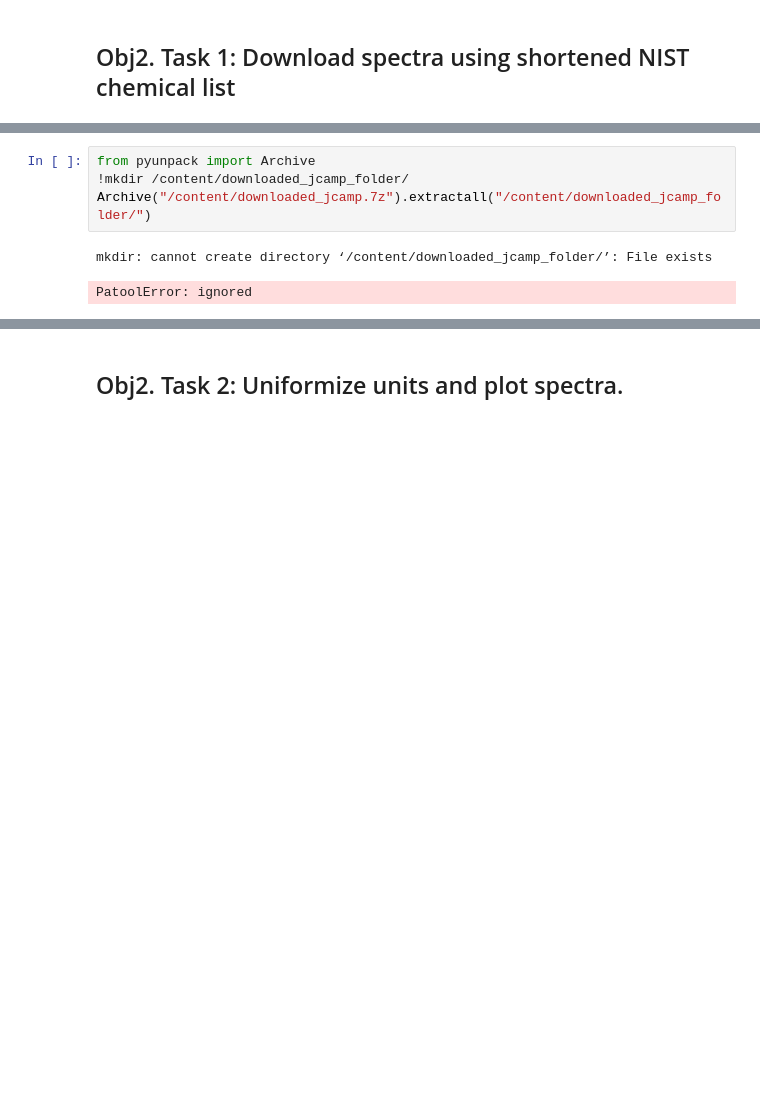
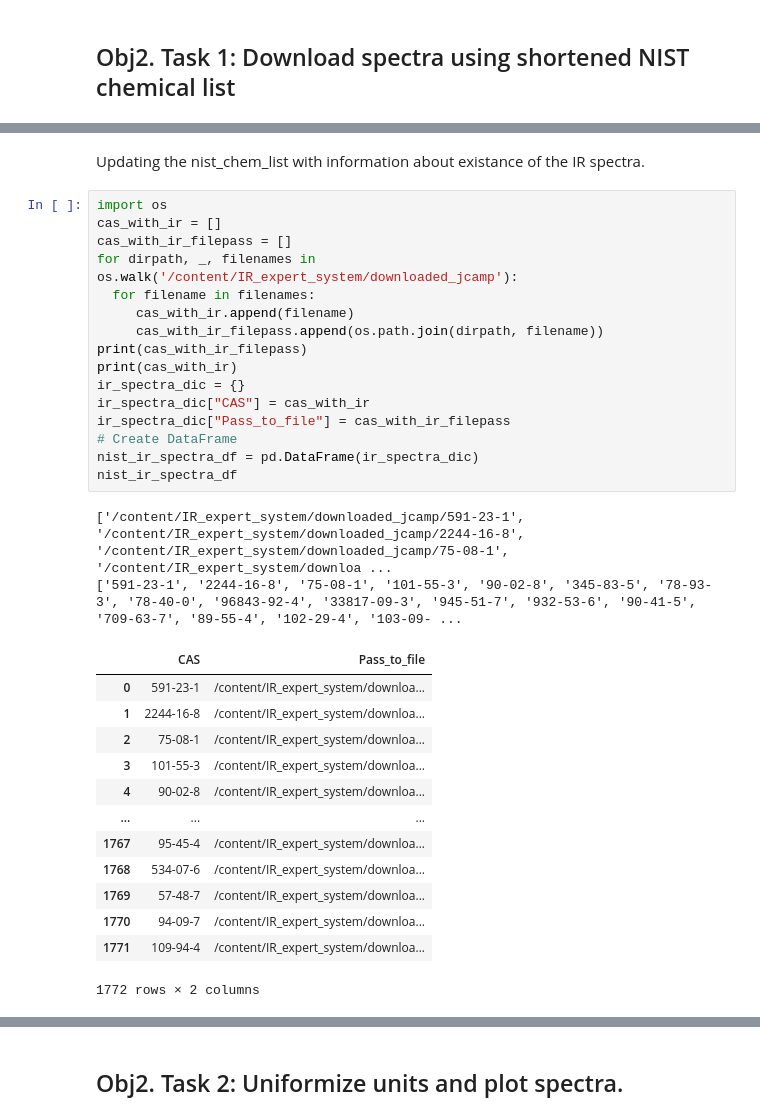
Before and after one commit to Lamblador/IR_expert_system, a Jupyter notebook: Koshelev_IR_expert_system.ipynb, the cells around one changed output, grey strips where cells are left out. Drawn from its saved outputs; the diff is of its cells as text; blank space fills up the shorter version.

```diff
--- a/Koshelev_IR_expert_system.ipynb
+++ b/Koshelev_IR_expert_system.ipynb
@@ -759,7 +759,34 @@ Requirement already satisfied: patool in /usr/local/lib/python3.8/dist-packages
-# %%
-from pyunpack import Archive
-!mkdir /content/downloaded_jcamp_folder/
-Archive("/content/downloaded_jcamp.7z").extractall("/content/downloaded_jcamp_folder/")
-# %% [output]
-mkdir: cannot create directory ‘/content/downloaded_jcamp_folder/’: File exists
-PatoolError: ignored
+# %% [markdown]
+Updating the nist_chem_list with information about existance of the IR spectra.
+# %%
+import os
+cas_with_ir = []
+cas_with_ir_filepass = []
+for dirpath, _, filenames in os.walk('/content/IR_expert_system/downloaded_jcamp'):
+  for filename in filenames:
+     cas_with_ir.append(filename)
+     cas_with_ir_filepass.append(os.path.join(dirpath, filename))
+print(cas_with_ir_filepass)
+print(cas_with_ir)
+ir_spectra_dic = {}
+ir_spectra_dic["CAS"] = cas_with_ir
+ir_spectra_dic["Pass_to_file"] = cas_with_ir_filepass
+# Create DataFrame
+nist_ir_spectra_df = pd.DataFrame(ir_spectra_dic)
+nist_ir_spectra_df
+# %% [output]
+['/content/IR_expert_system/downloaded_jcamp/591-23-1', '/content/IR_expert_system/downloaded_jcamp/2244-16-8', '/content/IR_expert_system/downloaded_jcamp/75-08-1', '/content/IR_expert_system/downloa ...
+['591-23-1', '2244-16-8', '75-08-1', '101-55-3', '90-02-8', '345-83-5', '78-93-3', '78-40-0', '96843-92-4', '33817-09-3', '945-51-7', '932-53-6', '90-41-5', '709-63-7', '89-55-4', '102-29-4', '103-09- ...
+|  | CAS | Pass_to_file |
+| 0 | 591-23-1 | /content/IR_expert_system/downloa... |
+| 1 | 2244-16-8 | /content/IR_expert_system/downloa... |
+| 2 | 75-08-1 | /content/IR_expert_system/downloa... |
+| 3 | 101-55-3 | /content/IR_expert_system/downloa... |
+| 4 | 90-02-8 | /content/IR_expert_system/downloa... |
+| ... | ... | ... |
+| 1767 | 95-45-4 | /content/IR_expert_system/downloa... |
+| 1768 | 534-07-6 | /content/IR_expert_system/downloa... |
+| 1769 | 57-48-7 | /content/IR_expert_system/downloa... |
+| 1770 | 94-09-7 | /content/IR_expert_system/downloa... |
+| 1771 | 109-94-4 | /content/IR_expert_system/downloa... |
+1772 rows × 2 columns
```
Also changed, not shown: parts of 13 cells of this notebook.
